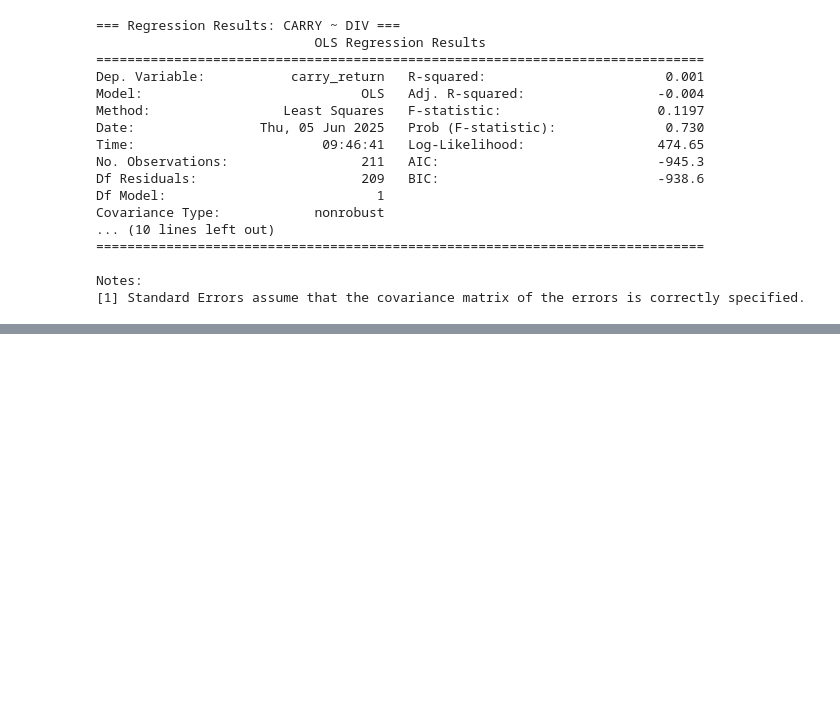
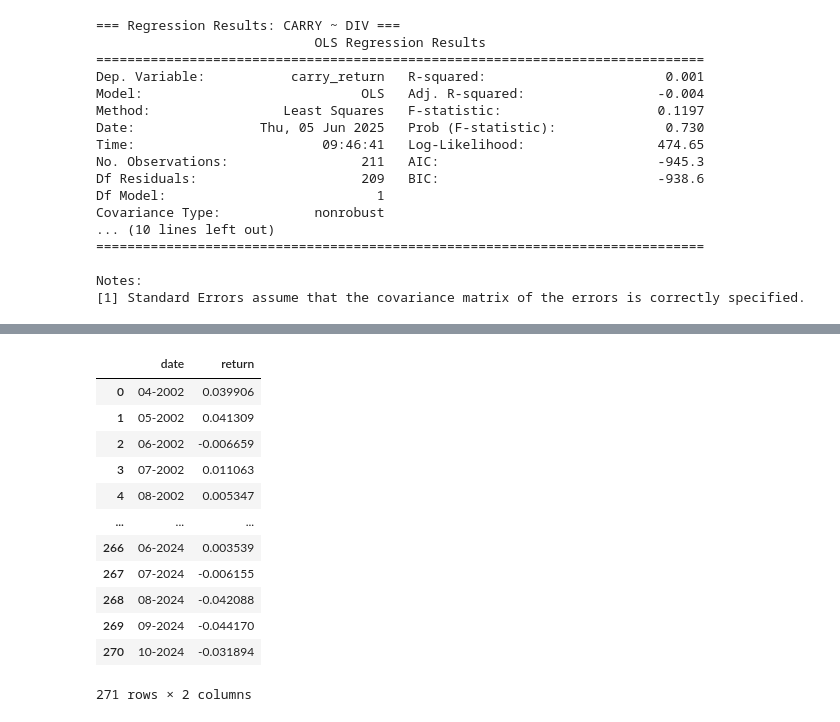
Before and after one commit to pherb127/Investments-Data, a Jupyter notebook: Investments.ipynb, the cells around one changed output, grey strips where cells are left out. Cells and saved outputs as stored; diff of their text form; code cells hidden in the pictures; blank space fills up the shorter version.

```diff
--- a/Investments.ipynb
+++ b/Investments.ipynb
@@ -1699,0 +1710,19 @@ Notes:
+# %%
+dollar = pd.DataFrame()
+dollar['date'] = excess_ret_currencies['date']
+dollar['return'] = excess_ret_currencies.drop(columns='date').sum(axis=1)/5
+dollar
+# %% [output]
+|  | date | return |
+| 0 | 04-2002 | 0.039906 |
+| 1 | 05-2002 | 0.041309 |
+| 2 | 06-2002 | -0.006659 |
+| 3 | 07-2002 | 0.011063 |
+| 4 | 08-2002 | 0.005347 |
+| ... | ... | ... |
+| 266 | 06-2024 | 0.003539 |
+| 267 | 07-2024 | -0.006155 |
+| 268 | 08-2024 | -0.042088 |
+| 269 | 09-2024 | -0.044170 |
+| 270 | 10-2024 | -0.031894 |
+271 rows × 2 columns
```
Also changed, not shown: parts of 5 cells of this notebook.
